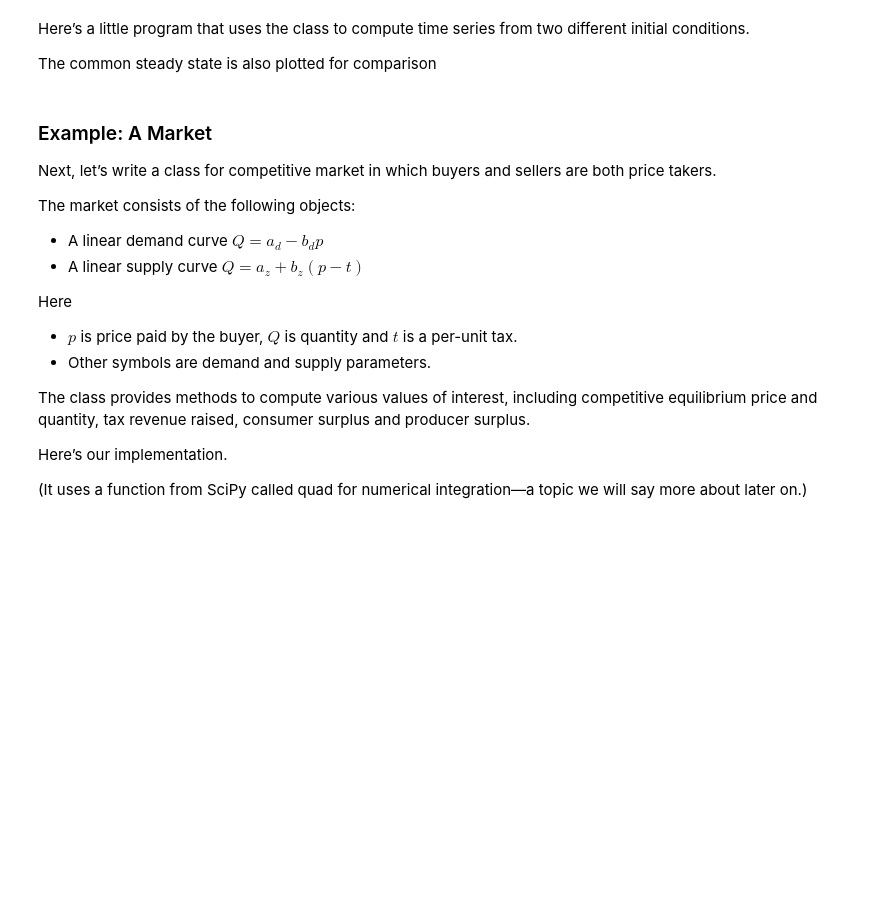
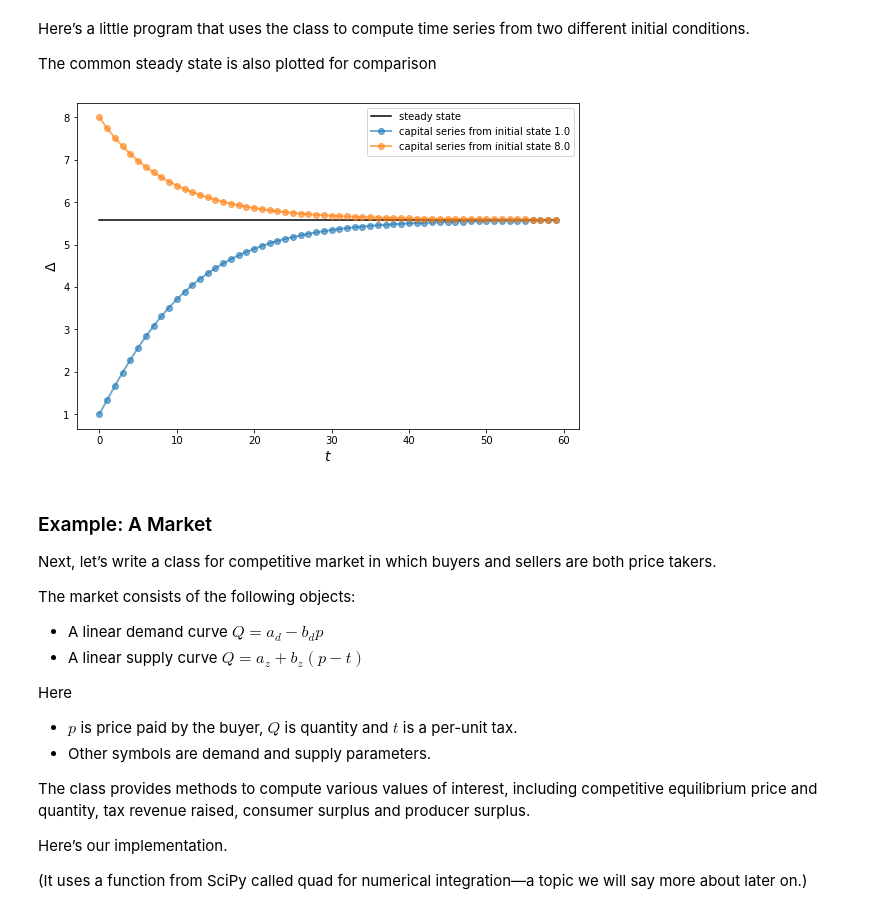
Before and after one commit to fabcabrera/Data_and_Computation_I_Summer_2022, a Jupyter notebook: Recitation_2_Intro_Python/python_oop.ipynb, the cells around one changed output. Cells and saved outputs as stored; diff of their text form; code cells hidden in the pictures; blank space fills up the shorter version.

```diff
--- a/Recitation_2_Intro_Python/python_oop.ipynb
+++ b/Recitation_2_Intro_Python/python_oop.ipynb
@@ -170,3 +174,6 @@ def spend(w,x):
         print("Insufficient funds")
     else:
         return new_wealth
+# %%
+z=earn(1,2)
+z
@@ -427,22 +447,24 @@ The common steady state is also plotted for comparison
 # %%
 s1 = Solow()
 s2 = Solow(k=8.0)
 
 T = 60
 fig, ax = plt.subplots(figsize=(9, 6))
 
 # Plot the common steady state value of capital
 ax.plot([s1.steady_state()]*T, 'k-', label='steady state')
 
 # Plot time series for each economy
 for s in s1, s2:
     lb = f'capital series from initial state {s.k}'
     ax.plot(s.generate_sequence(T), 'o-', lw=2, alpha=0.6, label=lb)
 
 ax.set_xlabel('$t$', fontsize=14)
-ax.set_ylabel('$k_t$', fontsize=14)
+ax.set_ylabel('$\Delta$', fontsize=14)
 ax.legend()
 plt.show()
+# %% [output]
+[figure, added]
 # %% [markdown]
 ### Example: A Market
 
```
Also changed, not shown: parts of 10 cells of this notebook, 1 other file.
